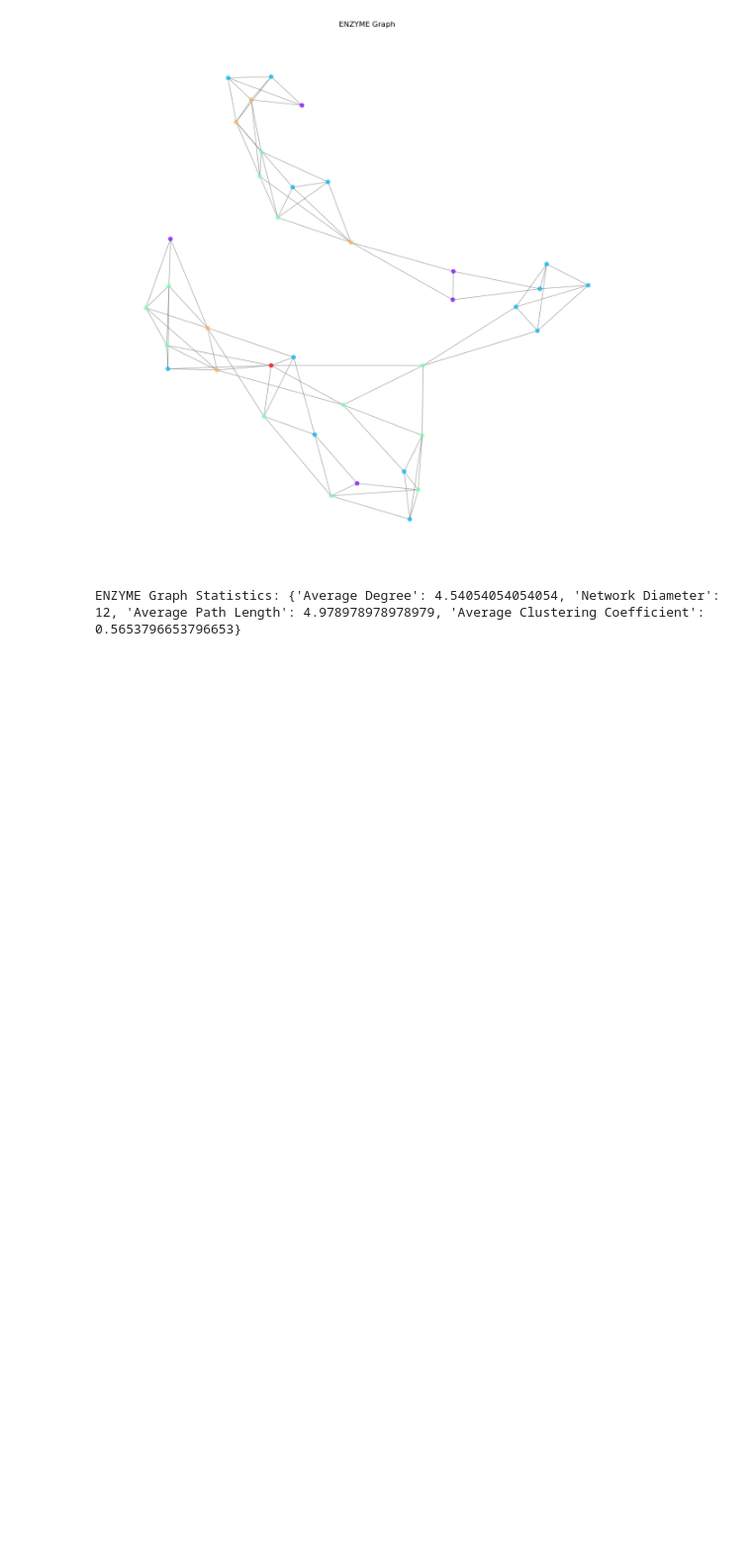
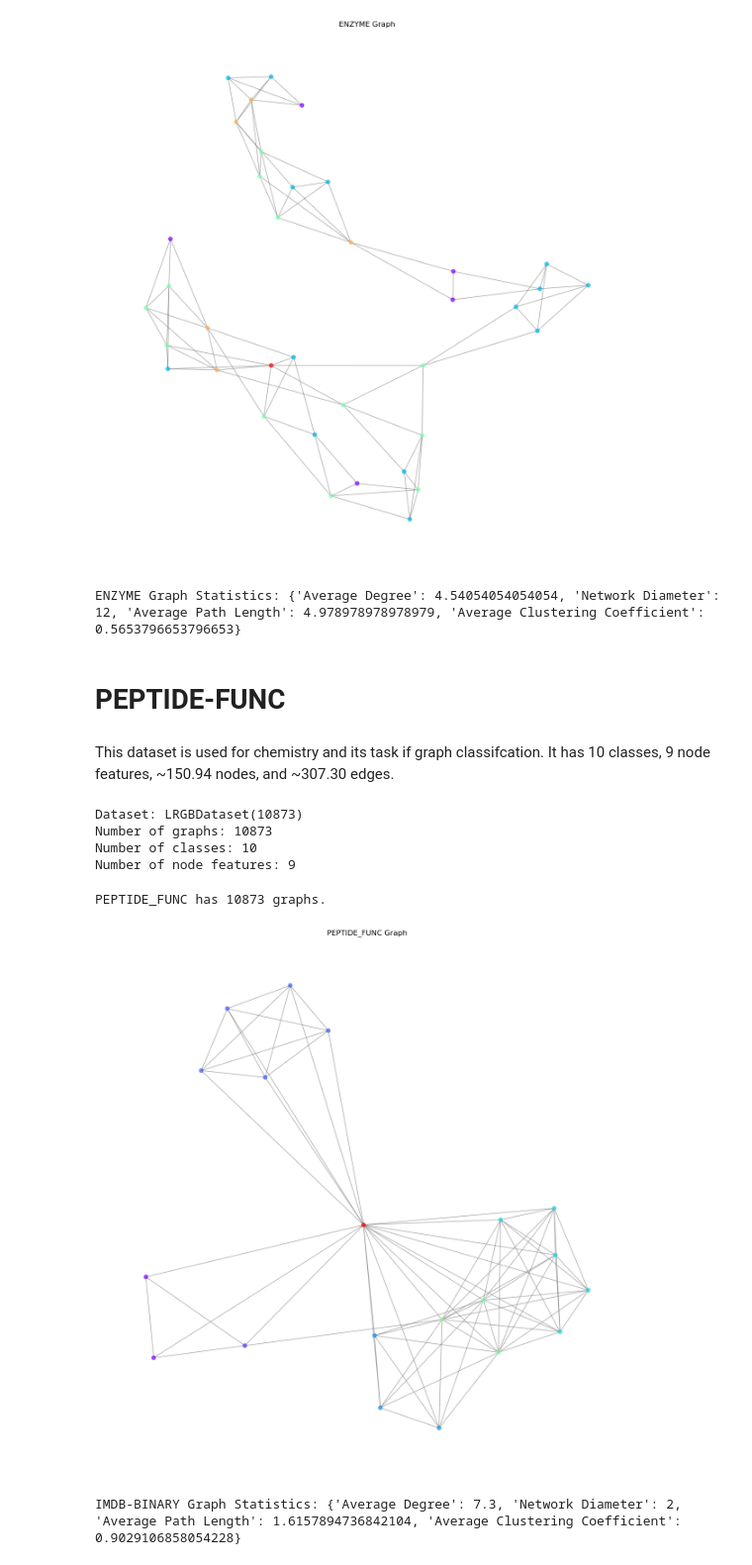
Before and after one commit to PenelopeKing/DSC180A-Project1, a Jupyter notebook: notebooks/eda.ipynb, the cells around one changed output. Shown at 99% size. Drawn from its saved outputs; the diff is of its cells as text; code cells hidden in the pictures; blank space fills up the shorter version.

Commit message:
added graphGPS code, long range dataset code, and cleaned old code

```diff
--- a/notebooks/eda.ipynb
+++ b/notebooks/eda.ipynb
@@ -12,6 +26,6 @@ from setup import *
 # %%
 # download data
-imdb_dataset, cora_dataset, enzyme_dataset = load_data()
+imdb_dataset, cora_dataset, enzyme_dataset, peptide_dataset= load_data_all()
 # %% [markdown]
 ### CORA
 The CORA dataset only comprises of one graph, and has 7 classes total. This dataset will primarily be used for node classifcation purposes.
@@ -73,3 +87,24 @@ print("ENZYME Graph Statistics:", stats_imdb)
 ENZUME has 600 graphs.
 [figure]
 ENZYME Graph Statistics: {'Average Degree': 4.54054054054054, 'Network Diameter': 12, 'Average Path Length': 4.978978978978979, 'Average Clustering Coefficient': 0.5653796653796653}
+# %% [markdown]
+# PEPTIDE-FUNC
+# %% [markdown]
+This dataset is used for chemistry and its task if graph classifcation. It has 10 classes, 9 node features, ~150.94 nodes, and ~307.30 edges.
+# %%
+get_data_description(peptide_dataset)
+# %% [output]
+Dataset: LRGBDataset(10873)
+Number of graphs: 10873
+Number of classes: 10
+Number of node features: 9
+# %%
+# Visualize the first graph from the IMDB-BINARY dataset and calculate its statistics
+print(f"PEPTIDE_FUNC has {len(peptide_dataset)} graphs.")
+G_imdb = visualize_graph(imdb_dataset[0], title="PEPTIDE_FUNC Graph")
+stats_imdb = calculate_network_statistics(G_imdb)
+print("IMDB-BINARY Graph Statistics:", stats_imdb)
+# %% [output]
+PEPTIDE_FUNC has 10873 graphs.
+[figure, added]
+IMDB-BINARY Graph Statistics: {'Average Degree': 7.3, 'Network Diameter': 2, 'Average Path Length': 1.6157894736842104, 'Average Clustering Coefficient': 0.9029106858054228}
```
Also changed, not shown: parts of 2 cells of this notebook, 11 other files.
